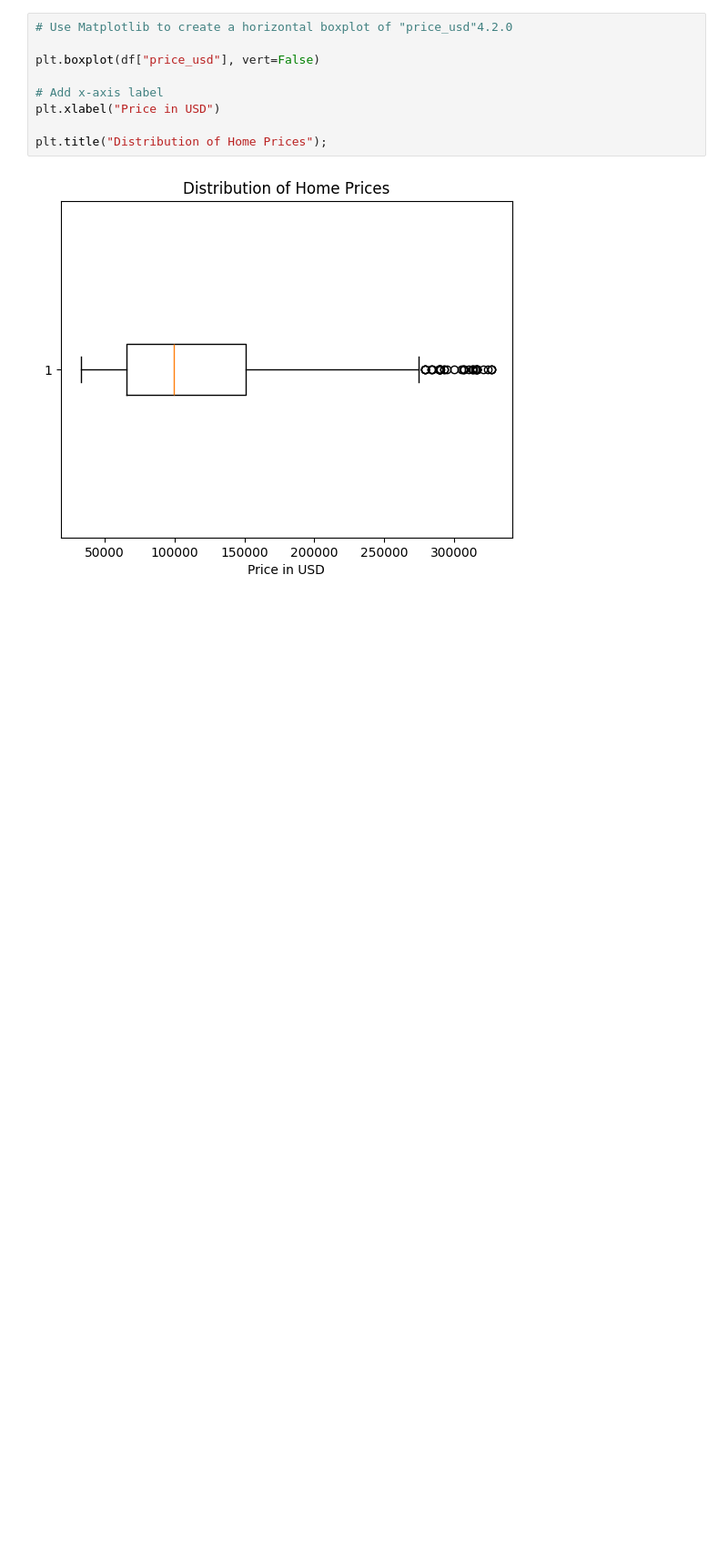
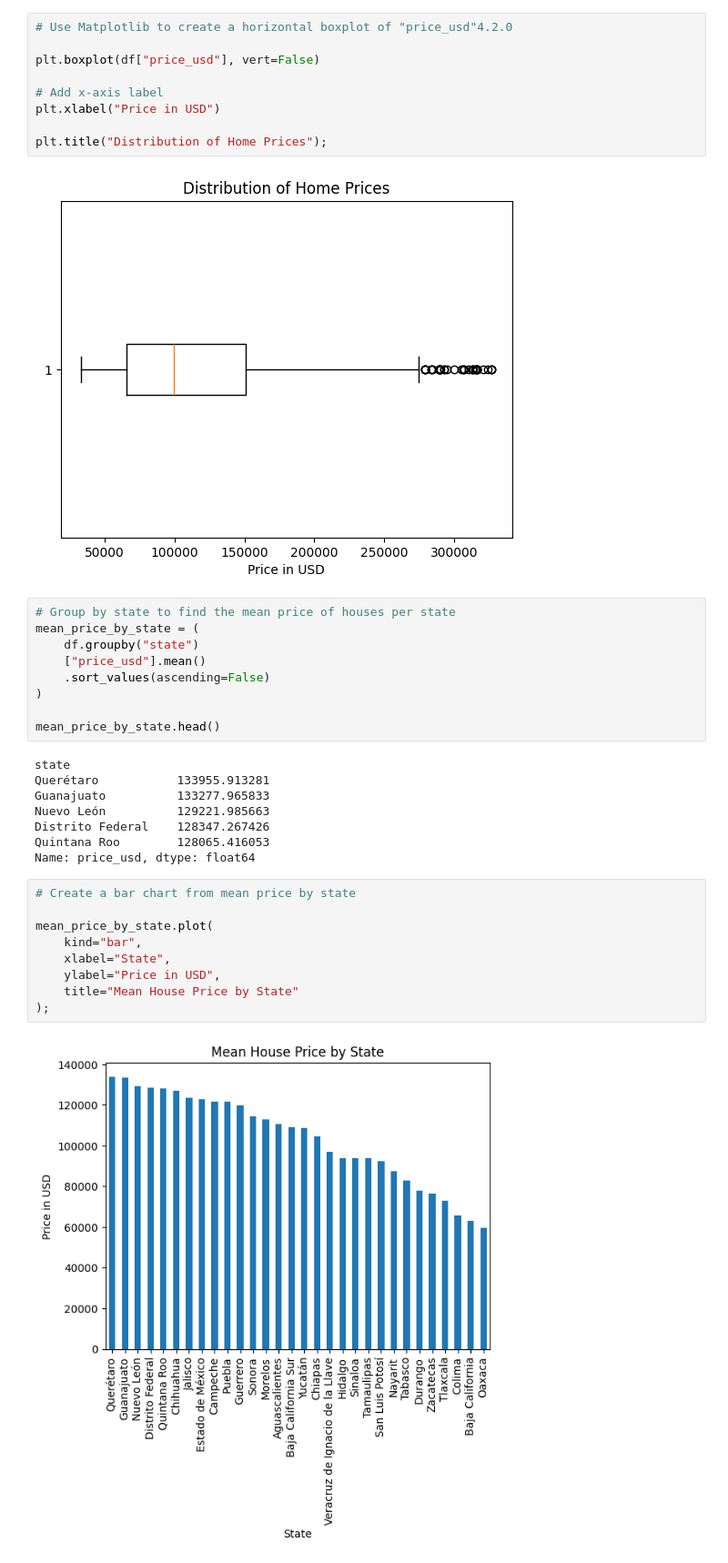
Before and after one commit to kathy254/Mexico-Real-Estate-Market-Analysis, a Jupyter notebook: Mexico_real_estate.ipynb, the cells around one changed output. Shown at 91% size. Drawn from its saved outputs; the diff is of its cells as text; blank space fills up the shorter version.

Commit message:
Bar chart for mean house prices by state

```diff
--- a/Mexico_real_estate.ipynb
+++ b/Mexico_real_estate.ipynb
@@ -351,3 +351,31 @@ plt.xlabel("Price in USD")
 plt.title("Distribution of Home Prices");
 # %% [output]
 [figure]
+# %%
+# Group by state to find the mean price of houses per state
+mean_price_by_state = (
+    df.groupby("state")
+    ["price_usd"].mean()
+    .sort_values(ascending=False)
+)
+
+mean_price_by_state.head()
+# %% [output]
+state
+Querétaro           133955.913281
+Guanajuato          133277.965833
+Nuevo León          129221.985663
+Distrito Federal    128347.267426
+Quintana Roo        128065.416053
+Name: price_usd, dtype: float64
+# %%
+# Create a bar chart from mean price by state
+
+mean_price_by_state.plot(
+    kind="bar",
+    xlabel="State",
+    ylabel="Price in USD",
+    title="Mean House Price by State"
+);
+# %% [output]
+[figure, added]
```
